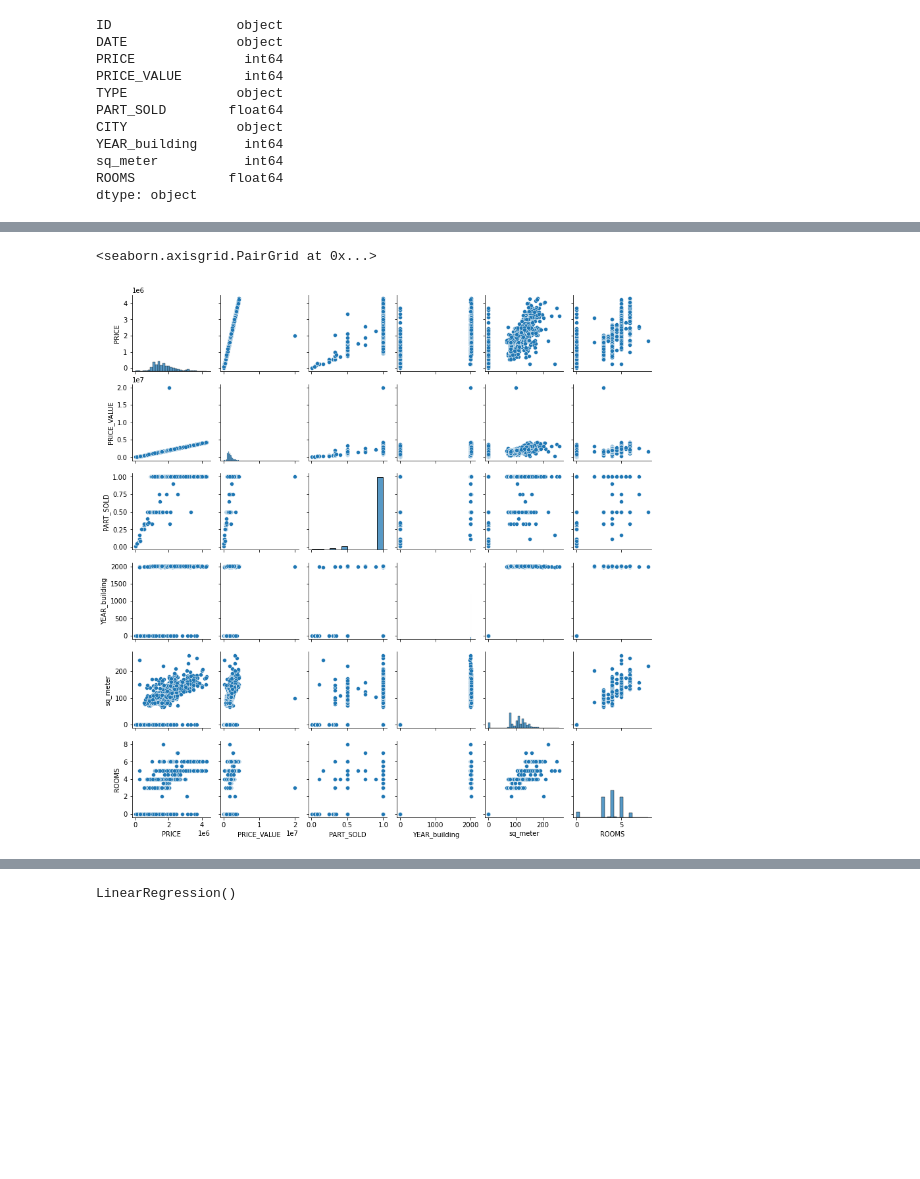
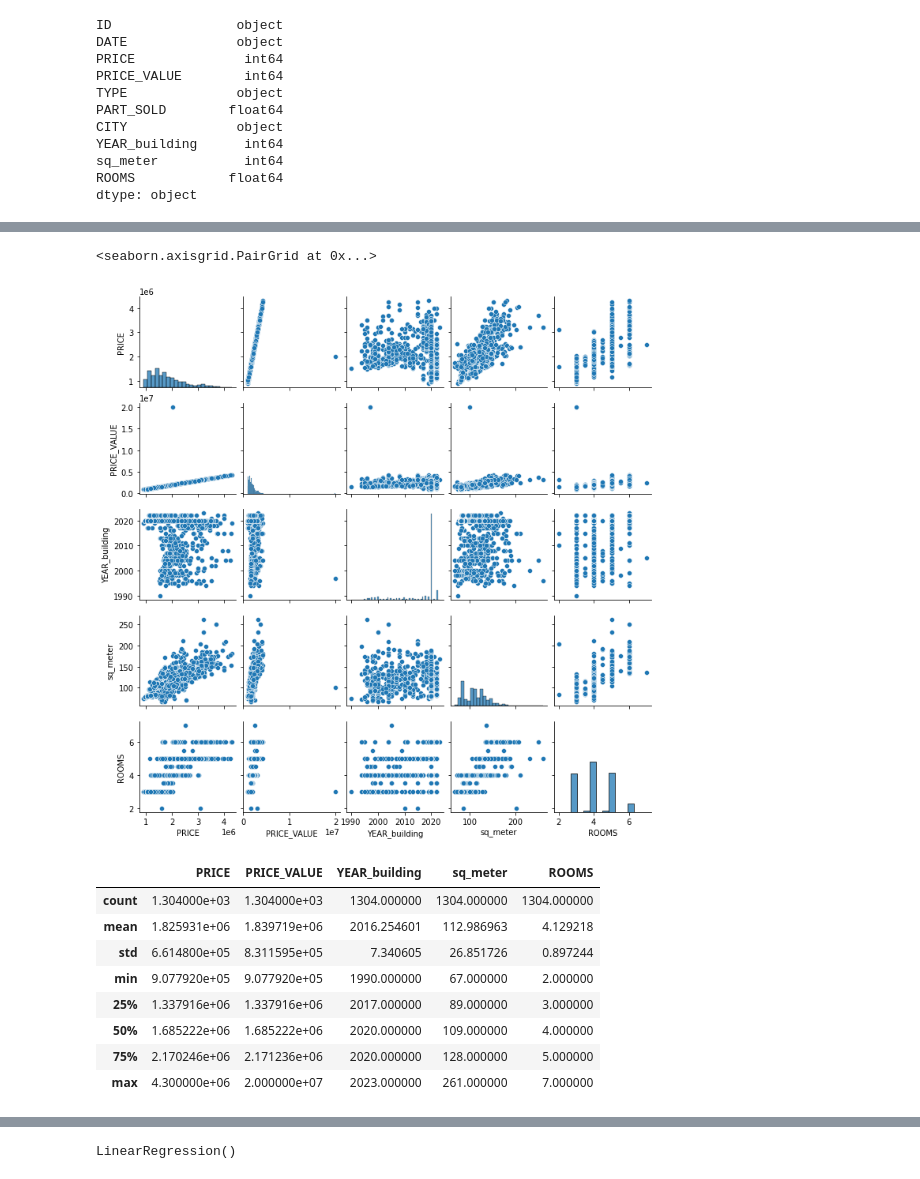
Before and after one commit to Abed-the-analyst/Python-ML, a Jupyter notebook: Mod'in_houses.ipynb, the cells around one changed output, grey strips where cells are left out. Cells and saved outputs as stored; diff of their text form; code cells hidden in the pictures; blank space fills up the shorter version.

```diff
--- a/Mod'in_houses.ipynb
+++ b/Mod'in_houses.ipynb
@@ -67,8 +163,20 @@ dtype: object
 # %%
-sns.pairplot(df, height=2)
+sns.pairplot(df1, height=2)
 # %% [output]
 <seaborn.axisgrid.PairGrid at 0x...>
-[figure, old version]
+[figure, new version]
+# %%
+df1.describe()
+# %% [output]
+|  | PRICE | PRICE_VALUE | YEAR_building | sq_meter | ROOMS |
+| count | 1.304000e+03 | 1.304000e+03 | 1304.000000 | 1304.000000 | 1304.000000 |
+| mean | 1.825931e+06 | 1.839719e+06 | 2016.254601 | 112.986963 | 4.129218 |
+| std | 6.614800e+05 | 8.311595e+05 | 7.340605 | 26.851726 | 0.897244 |
+| min | 9.077920e+05 | 9.077920e+05 | 1990.000000 | 67.000000 | 2.000000 |
+| 25% | 1.337916e+06 | 1.337916e+06 | 2017.000000 | 89.000000 | 3.000000 |
+| 50% | 1.685222e+06 | 1.685222e+06 | 2020.000000 | 109.000000 | 4.000000 |
+| 75% | 2.170246e+06 | 2.171236e+06 | 2020.000000 | 128.000000 | 5.000000 |
+| max | 4.300000e+06 | 2.000000e+07 | 2023.000000 | 261.000000 | 7.000000 |
 # %%
 pd.options.display.float_format = '{:,.2f}'.format
 # %%
```
Also changed, not shown: parts of 37 cells of this notebook.
